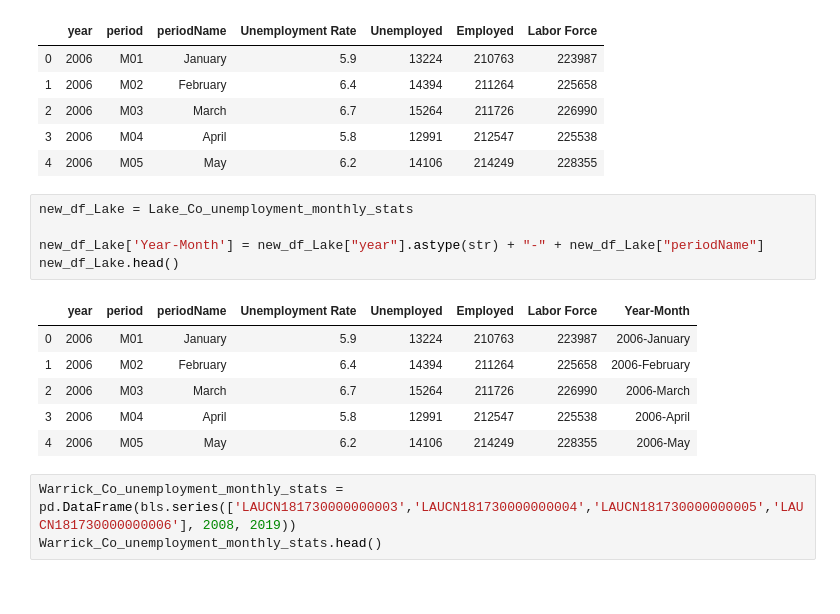
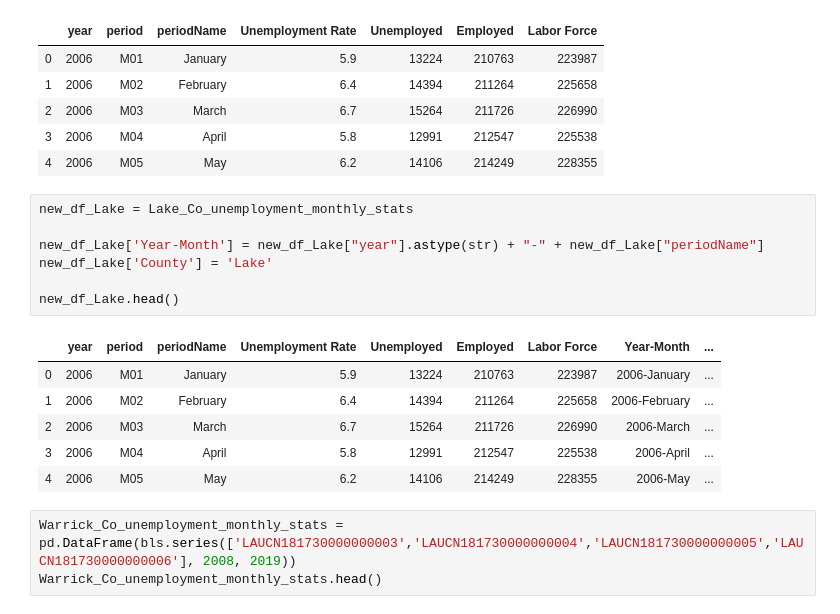
Before and after one commit to sumic59/Covid_IN_County_Jobless-Claims, a Jupyter notebook: Indiana_County_Data_Plots.ipynb, the cells around one changed output. Drawn from its saved outputs; the diff is of its cells as text.

```diff
--- a/Indiana_County_Data_Plots.ipynb
+++ b/Indiana_County_Data_Plots.ipynb
@@ -102,15 +104,17 @@ Lake_Co_unemployment_monthly_stats.head()
 # %%
 new_df_Lake = Lake_Co_unemployment_monthly_stats
 
 new_df_Lake['Year-Month'] = new_df_Lake["year"].astype(str) + "-" + new_df_Lake["periodName"]
+new_df_Lake['County'] = 'Lake'
+
 new_df_Lake.head()
 # %% [output]
-|  | year | period | periodName | Unemployment Rate | Unemployed | Employed | Labor Force | Year-Month |
-| 0 | 2006 | M01 | January | 5.9 | 13224 | 210763 | 223987 | 2006-January |
-| 1 | 2006 | M02 | February | 6.4 | 14394 | 211264 | 225658 | 2006-February |
-| 2 | 2006 | M03 | March | 6.7 | 15264 | 211726 | 226990 | 2006-March |
-| 3 | 2006 | M04 | April | 5.8 | 12991 | 212547 | 225538 | 2006-April |
-| 4 | 2006 | M05 | May | 6.2 | 14106 | 214249 | 228355 | 2006-May |
+|  | year | period | periodName | Unemployment Rate | Unemployed | Employed | Labor Force | Year-Month | ... |
+| 0 | 2006 | M01 | January | 5.9 | 13224 | 210763 | 223987 | 2006-January | ... |
+| 1 | 2006 | M02 | February | 6.4 | 14394 | 211264 | 225658 | 2006-February | ... |
+| 2 | 2006 | M03 | March | 6.7 | 15264 | 211726 | 226990 | 2006-March | ... |
+| 3 | 2006 | M04 | April | 5.8 | 12991 | 212547 | 225538 | 2006-April | ... |
+| 4 | 2006 | M05 | May | 6.2 | 14106 | 214249 | 228355 | 2006-May | ... |
 # %%
 Warrick_Co_unemployment_monthly_stats = pd.DataFrame(bls.series(['LAUCN181730000000003','LAUCN181730000000004','LAUCN181730000000005','LAUCN181730000000006'], 2008, 2019))
 Warrick_Co_unemployment_monthly_stats.head()
```
Also changed, not shown: parts of 8 cells of this notebook.
